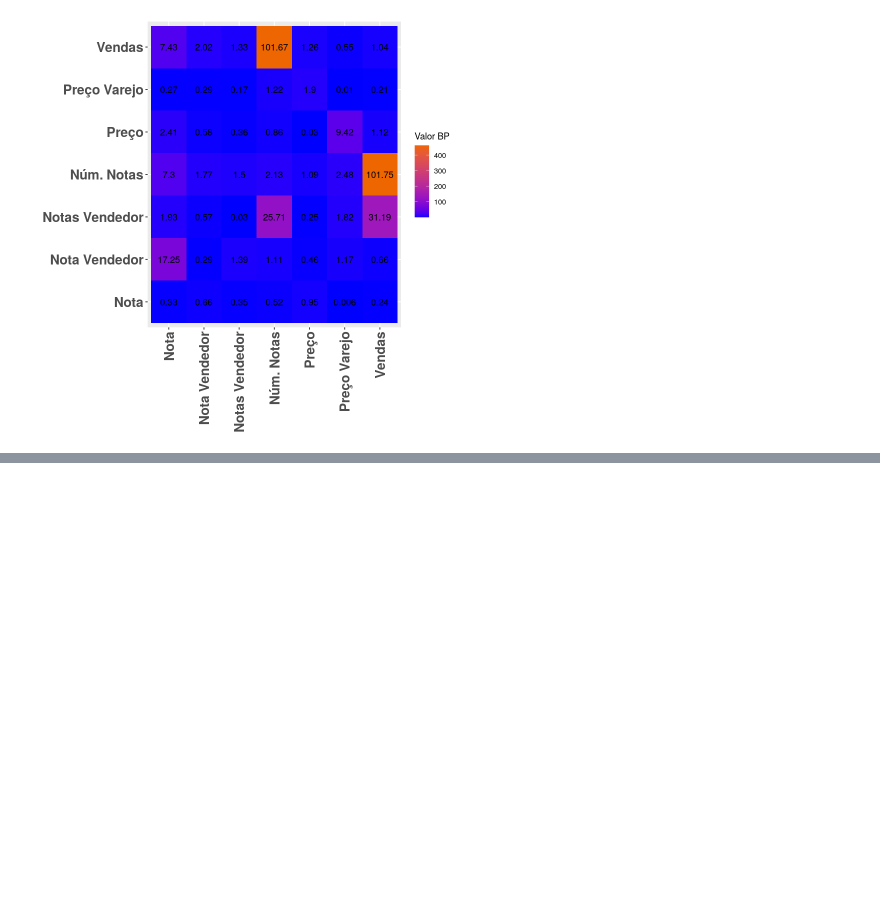
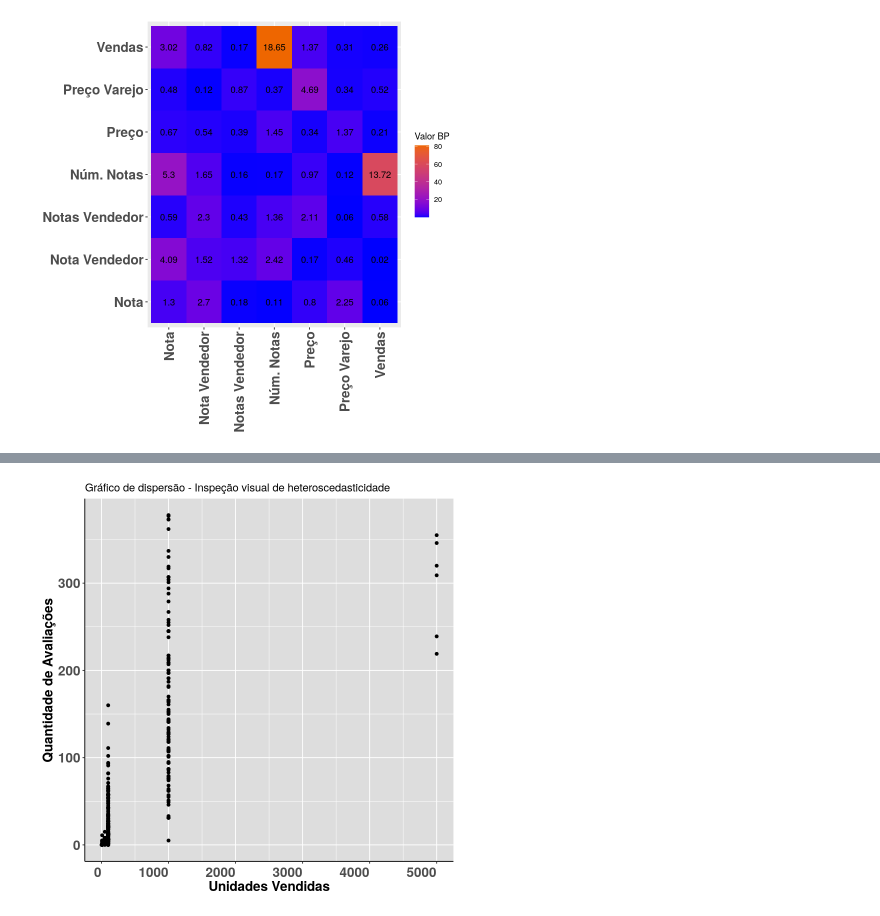
Before and after one commit to AspiranteAudaz/MetodosQuantiativos, a Jupyter notebook: Anova/Pressupostos.ipynb, the cells around one changed output, grey strips where cells are left out. Drawn from its saved outputs; the diff is of its cells as text; code cells hidden in the pictures; blank space fills up the shorter version.

Commit message:
graficos, muitos graficos :v

```diff
--- a/Anova/Pressupostos.ipynb
+++ b/Anova/Pressupostos.ipynb
@@ -14,4 +32,4 @@ dataset <- read.csv(file="./base_traduzida.csv", header=TRUE, sep=",")
 base <- subset (as.data.frame(dataset), select = -c(X))
 
 # Nomes mais curtos
-short_names <- c("Preço", "Vendas", "Nota", "Núm. Notas", "Preço Varejo", "Nota Vendedor", "Notas Vendedor")
+short_names <- c("Preço", "Núm. Vendas", "Nota", "Núm. Notas", "Preço Varejo", "Nota Vendedor", "Notas Vendedor")
@@ -104,7 +170,6 @@ barPlot <- function(df, title="", xlab="", ylab="")
                     axis.line.y = element_line(color = "black"))
 }
 
-
 # Gera um barplot sobre um dataframe(x=dados eixo x, y= dados eixo y)
 # especifico para pvalues
 pvaluePlot <- function(df, title="", xlab="", ylab="")
@@ -112,6 +177,21 @@ pvaluePlot <- function(df, title="", xlab="", ylab="")
     df$colors = unlist(lapply(df$y, pvalueColors))
     bp <- barPlot(df, title, xlab, ylab) + geom_hline(yintercept = -log(0.05, 10), col="black")
     bp
+}
+
+# Gera um grafico de dispersao, base = dataframe, x=nome coluna x, y=nome coluna y, _names sao os nomes nos eixos
+geraScatterPlot <- function(base, x, y, title="", xcol_name="", ycol_name="")
+{
+    plot = ggplot(base, aes(x=base[[x]], y=base[[y]])) + geom_point()
+    plot = plot + theme(axis.title.y=element_text(size=16, face="bold"), axis.title.x=element_text(size=16, face="bold"))
+    plot = plot + labs(title=title,x=xcol_name, y=ycol_name)
+    plot = plot + theme(axis.text.x = element_text(vjust = 0.5, hjust=1, size=16, face="bold"))
+    plot = plot + theme(axis.text.y = element_text(vjust = 0.5, hjust=1, size=16, face="bold"))
+    plot = plot + theme(plot.background = element_rect(fill = "white"),
+                    panel.background = element_rect(fill = "#DDDDDD"),
+                    axis.line.x = element_line(color = "black"),
+                    axis.line.y = element_line(color = "black"))
+    plot
 }
 
 ## Funcoes de apoio
@@ -202,5 +291,12 @@ geraHeatmapHeterosc <- function(base)
     heatMap(m,  "Valor BP")
 }
 
-geraHeatmapHeterosc(base)
+#geraHeatmapHeterosc(base)
+#geraScatterPlot(base, "Unidades_Vendidas", "Quantidade_de_Avaliações", "Gráfico de dispersão - Inspeção visual de heteroscedasticidade", "Unidades Vendidas", "Quantidade de Avaliações")
+#geraScatterPlot(base, "Unidades_Vendidas", "Preço_de_Varejo", "Gráfico de dispersão - Inspeção visual de heteroscedasticidade", "Unidades Vendidas", "Preço de Varejo")
+
+base_2 = limpaOutlierSpecifico(base)
+geraHeatmapHeterosc(base_2)
+geraScatterPlot(base_2, "Unidades_Vendidas", "Quantidade_de_Avaliações", "Gráfico de dispersão - Inspeção visual de heteroscedasticidade", "Unidades Vendidas", "Quantidade de Avaliações")
+geraScatterPlot(base_2, "Unidades_Vendidas", "Preço_de_Varejo", "Gráfico de dispersão - Inspeção visual de heteroscedasticidade", "Unidades Vendidas", "Preço de Varejo")
 # %% [output]
@@ -207 +307 @@ geraHeatmapHeterosc(base)
-[figure, old version]
+[figure, new version]
@@ -207,0 +312 @@ geraHeatmapHeterosc(base)
+[figure, added]
```
Also changed, not shown: parts of 10 cells of this notebook, 1 other file.
